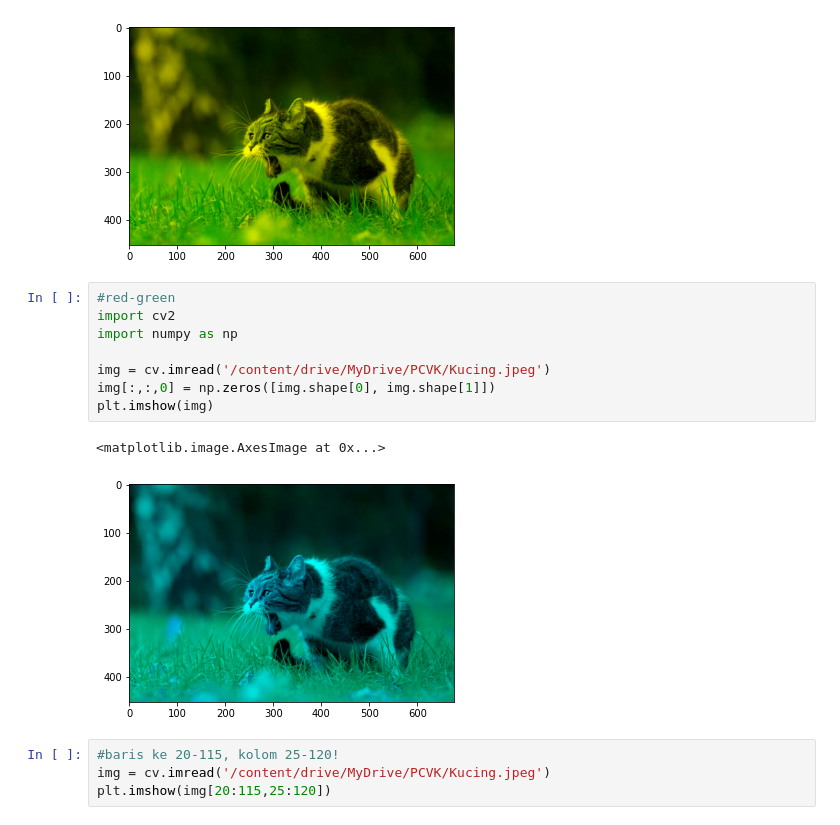
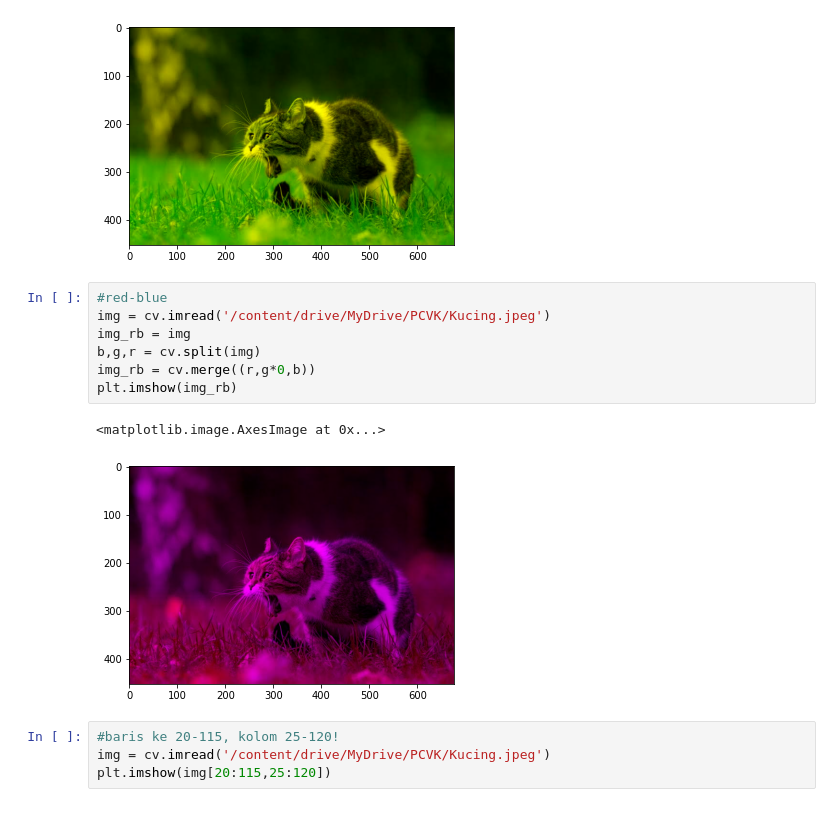
Before and after one commit to Afvanie/PCVK_Genap_2023, a Jupyter notebook: week2.ipynb, the cells around one changed output. Saved outputs shown, nothing was run; the diff lists cells and outputs as text.

```diff
--- a/week2.ipynb
+++ b/week2.ipynb
@@ -142,16 +143,15 @@ plt.imshow(img)
 <matplotlib.image.AxesImage at 0x...>
 [figure]
 # %%
-#red-green
-import cv2
-import numpy as np
-
+#red-blue
 img = cv.imread('/content/drive/MyDrive/PCVK/Kucing.jpeg')
-img[:,:,0] = np.zeros([img.shape[0], img.shape[1]])
-plt.imshow(img)
+img_rb = img
+b,g,r = cv.split(img)
+img_rb = cv.merge((r,g*0,b))
+plt.imshow(img_rb)
 # %% [output]
 <matplotlib.image.AxesImage at 0x...>
-[figure, old version]
+[figure, new version]
 # %%
 #baris ke 20-115, kolom 25-120!
 img = cv.imread('/content/drive/MyDrive/PCVK/Kucing.jpeg')
```
Also changed, not shown: parts of 4 cells of this notebook.
